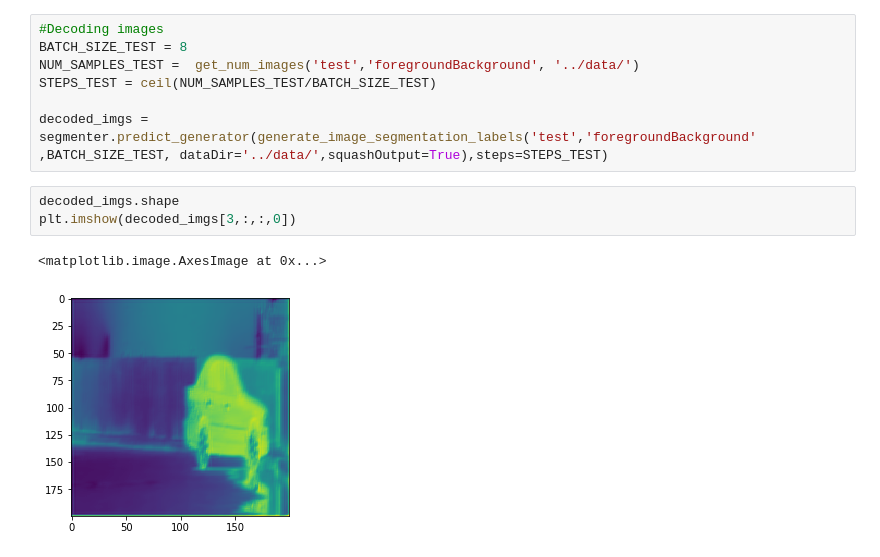
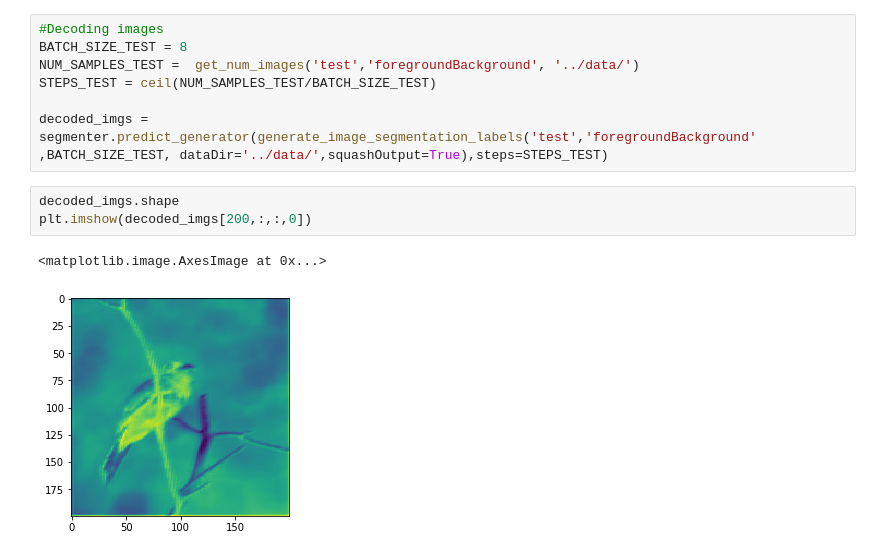
Before and after one commit to RushilDaya/DeepVision, a Jupyter notebook: scripts/03_segmentation_prototype.ipynb, the cells around one changed output. Drawn from its saved outputs; the diff is of its cells as text.

```diff
--- a/scripts/03_segmentation_prototype.ipynb
+++ b/scripts/03_segmentation_prototype.ipynb
@@ -161,7 +161,7 @@ STEPS_TEST = ceil(NUM_SAMPLES_TEST/BATCH_SIZE_TEST)
 decoded_imgs = segmenter.predict_generator(generate_image_segmentation_labels('test','foregroundBackground' ,BATCH_SIZE_TEST, dataDir='../data/',squashOutput=True),steps=STEPS_TEST)
 # %%
 decoded_imgs.shape
-plt.imshow(decoded_imgs[3,:,:,0])
+plt.imshow(decoded_imgs[200,:,:,0])
 # %% [output]
 <matplotlib.image.AxesImage at 0x...>
-[figure, old version]
+[figure, new version]
```
Also changed, not shown: 9 other files.
